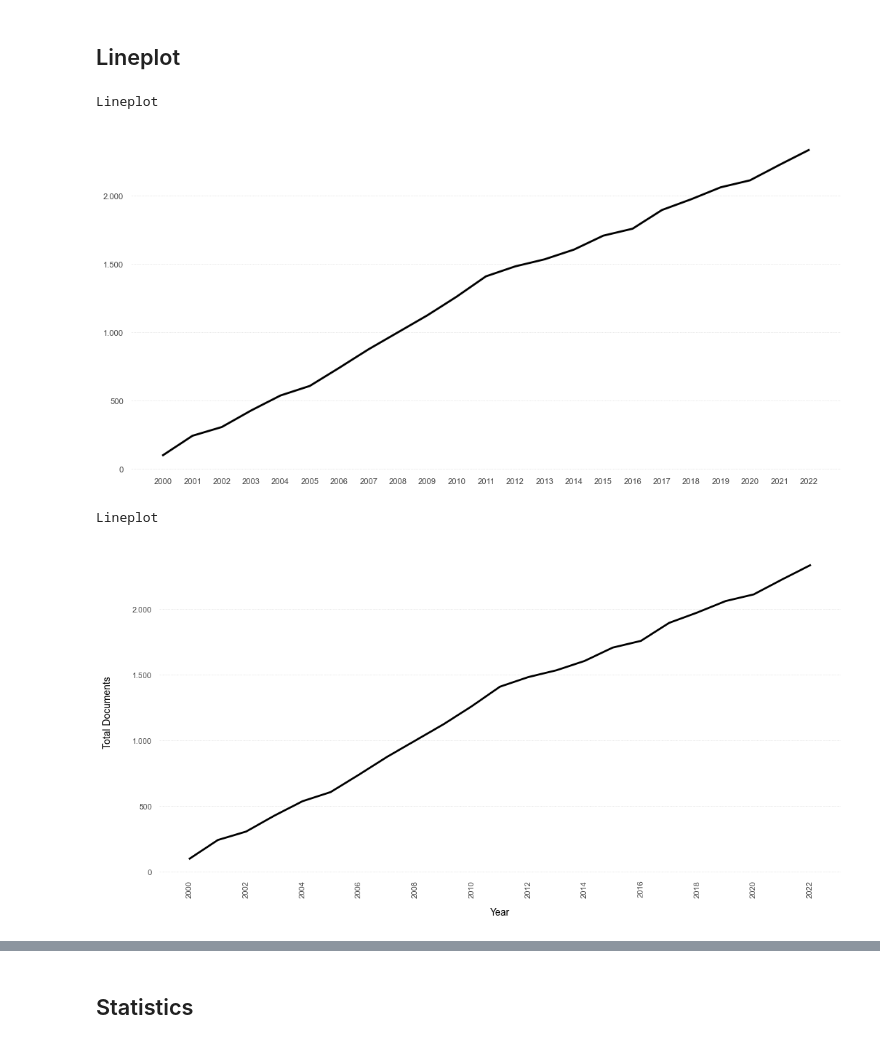
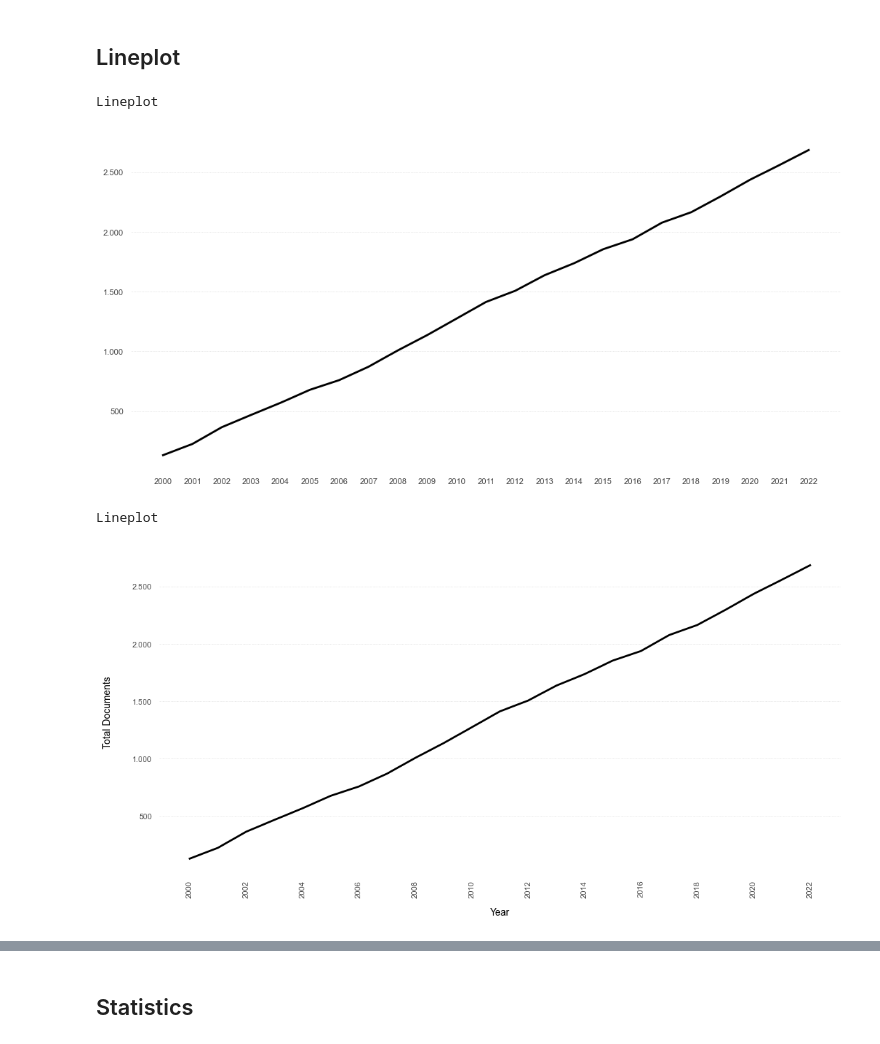
Before and after one commit to SDPSDPSDPSDPSDPSDP/data-analysis, a Jupyter notebook: example_notebook.ipynb, the cells around one changed output, grey strips where cells are left out. Saved outputs shown, nothing was run; the diff lists cells and outputs as text; code cells hidden in the pictures.

```diff
--- a/example_notebook.ipynb
+++ b/example_notebook.ipynb
@@ -263,14 +263,14 @@ Basic Donut
 ## Lineplot
 # %%
 print('Lineplot')
-plot.lineplot(df=df_documents_by_year, x='year', y='cumul_total_docs')
+plot.lineplot(df=df_documents_by_year.drop_duplicates(subset='year'), x='year', y='cumul_total_docs')
 # %% [output]
 Lineplot
-[figure, old version]
+[figure, new version]
 # %%
 print('Lineplot')
 plot.lineplot(
-    df=df_documents_by_year,
+    df=df_documents_by_year.drop_duplicates(subset='year'),
     x='year',
     y='cumul_total_docs',
     ylabel='Total Documents',
@@ -281,4 +281,4 @@ plot.lineplot(
 ) #'shift'
 # %% [output]
 Lineplot
-[figure, old version]
+[figure, new version]
```
Also changed, not shown: parts of 7 cells of this notebook, 5 other files.
